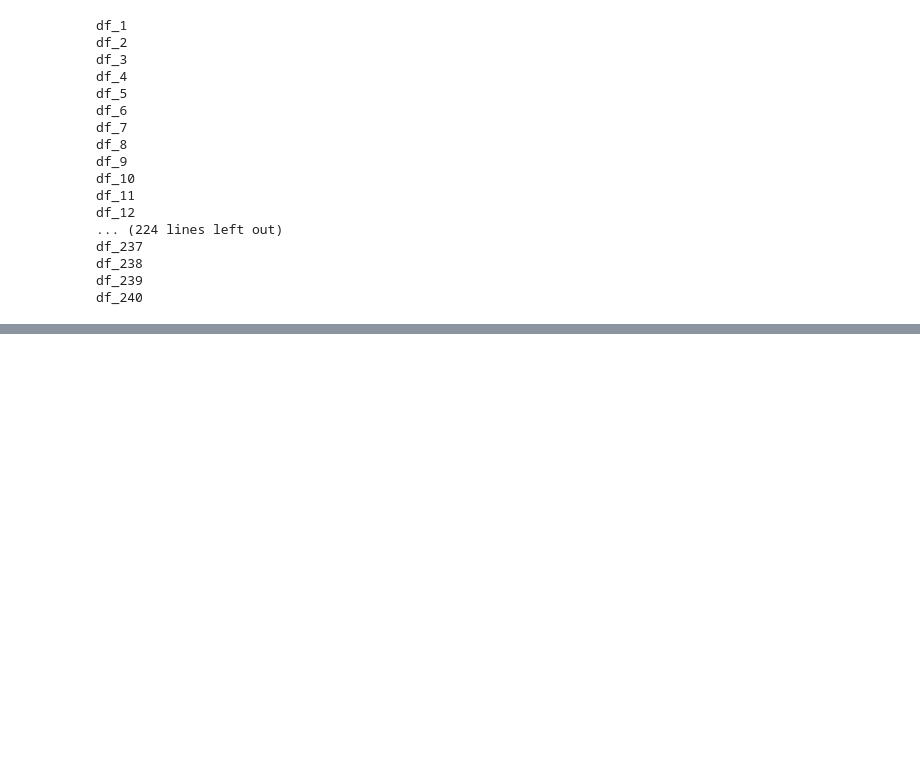
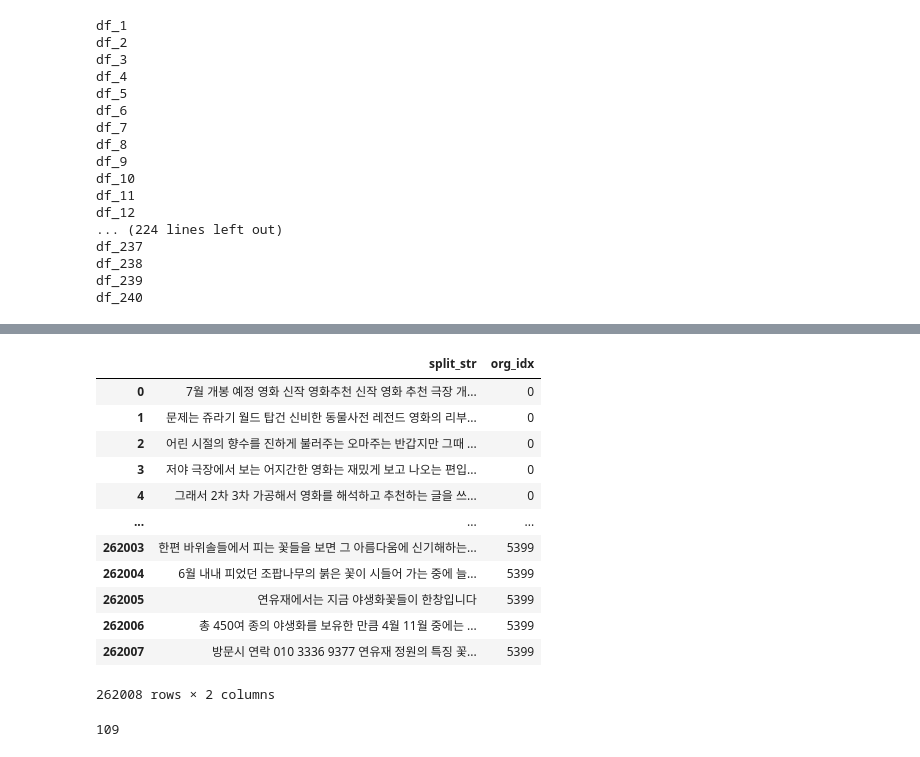
Before and after one commit to DDalaDDula/NIFoS, a Jupyter notebook: 문화/한글_텍스트_전처리/한글_텍스트_전처리_6월(불용어_제거_및_문장분리).ipynb, the cells around one changed output, grey strips where cells are left out. Drawn from its saved outputs; the diff is of its cells as text; code cells hidden in the pictures; blank space fills up the shorter version.

```diff
--- a/문화/한글_텍스트_전처리/한글_텍스트_전처리_6월(불용어_제거_및_문장분리).ipynb
+++ b/문화/한글_텍스트_전처리/한글_텍스트_전처리_6월(불용어_제거_및_문장분리).ipynb
@@ -149,8 +161,24 @@ df2
 # %%
-df2 = df2[df2['org_idx'] < 23050]
+df2 = df2[df2['org_idx'] < 5400]
 df2
+# %% [output]
+|  | split_str | org_idx |
+| 0 | 7월 개봉 예정 영화 신작 영화추천 신작 영화 추천 극장 개... | 0 |
+| 1 | 문제는 쥬라기 월드 탑건 신비한 동물사전 레전드 영화의 리부... | 0 |
+| 2 | 어린 시절의 향수를 진하게 불러주는 오마주는 반갑지만 그때 ... | 0 |
+| 3 | 저야 극장에서 보는 어지간한 영화는 재밌게 보고 나오는 편입... | 0 |
+| 4 | 그래서 2차 3차 가공해서 영화를 해석하고 추천하는 글을 쓰... | 0 |
+| ... | ... | ... |
+| 262003 | 한편 바위솔들에서 피는 꽃들을 보면 그 아름다움에 신기해하는... | 5399 |
+| 262004 | 6월 내내 피었던 조팝나무의 붉은 꽃이 시들어 가는 중에 늘... | 5399 |
+| 262005 | 연유재에서는 지금 야생화꽃들이 한창입니다 | 5399 |
+| 262006 | 총 450여 종의 야생화를 보유한 만큼 4월 11월 중에는 ... | 5399 |
+| 262007 | 방문시 연락 010 3336 9377 연유재 정원의 특징 꽃... | 5399 |
+262008 rows × 2 columns
 # %%
 df2['org_idx'].tolist()[-1]//50+2
+# %% [output]
+109
 # %%
 for a in range(df2['org_idx'].tolist()[-1]//50+2,len(dfs)+1):
     for i in tqdm(dfs['df_%s'%a]['split_list'].index):
```
Also changed, not shown: parts of 2 cells of this notebook, 2 other files.
